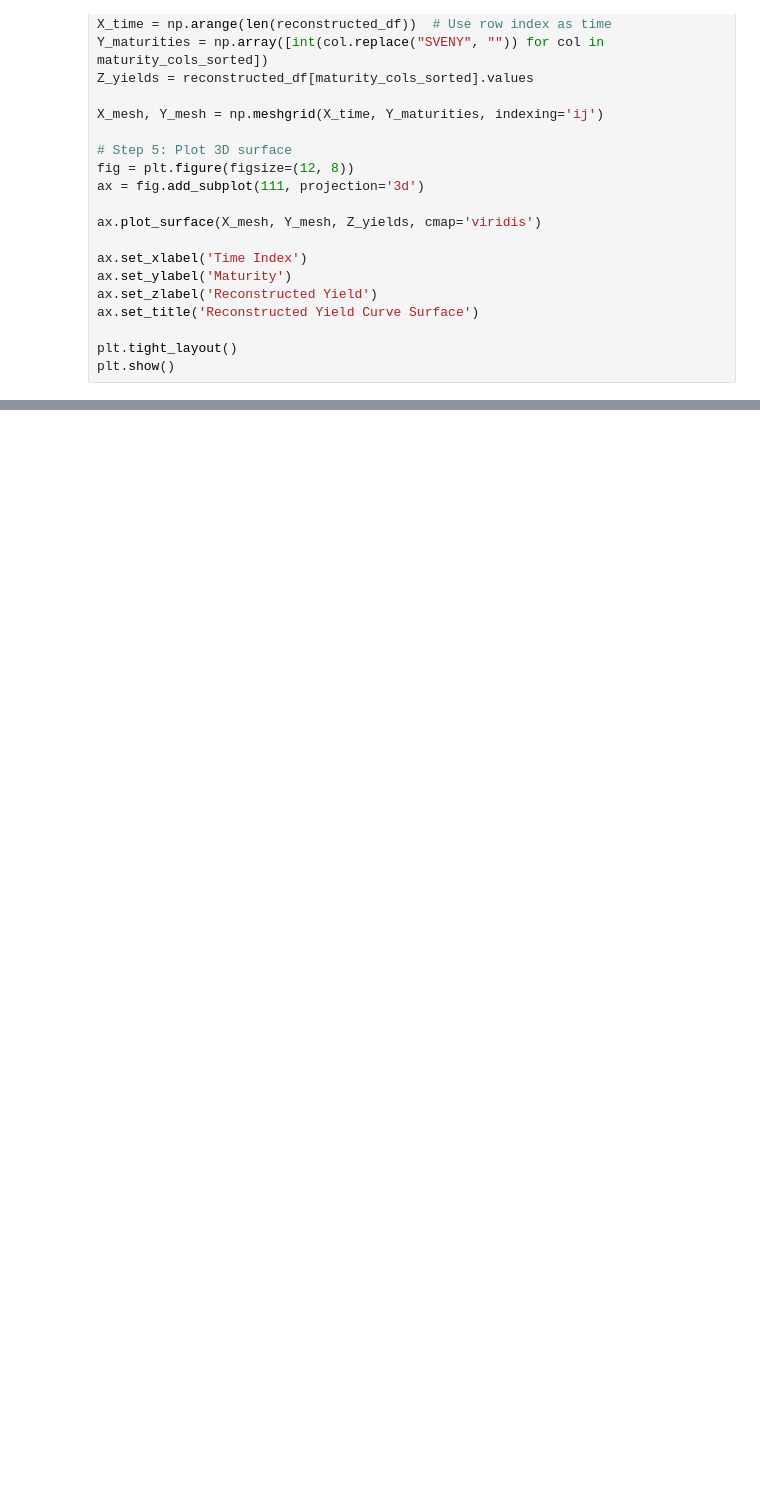
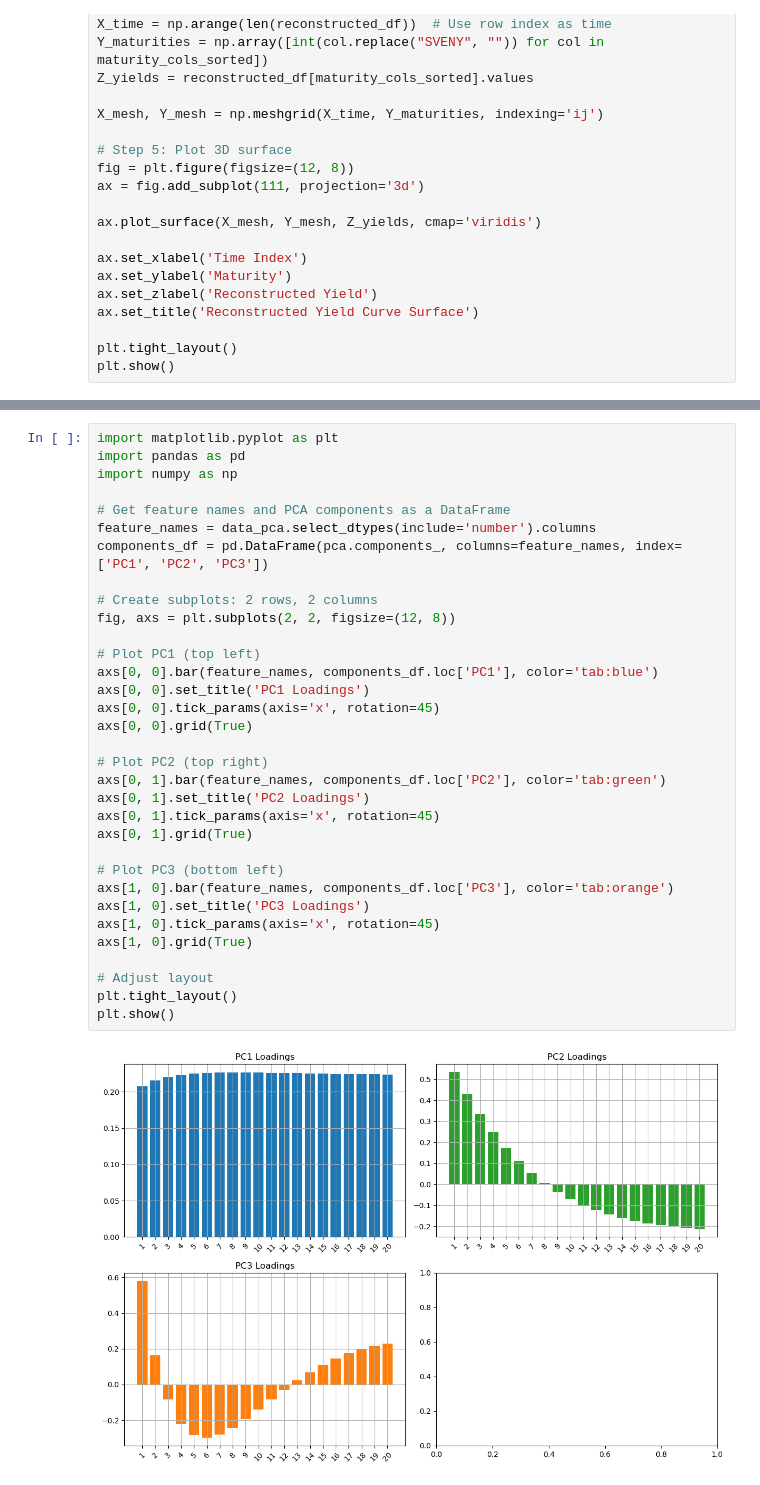
Before and after one commit to carlamcnair/Final-Project-AppML, a Jupyter notebook: Data.ipynb, the cells around one changed output, grey strips where cells are left out. Saved outputs shown, nothing was run; the diff lists cells and outputs as text; blank space fills up the shorter version.

```diff
--- a/Data.ipynb
+++ b/Data.ipynb
@@ -309,0 +431,35 @@ plt.show()
+# %%
+import matplotlib.pyplot as plt
+import pandas as pd
+import numpy as np
+
+# Get feature names and PCA components as a DataFrame
+feature_names = data_pca.select_dtypes(include='number').columns
+components_df = pd.DataFrame(pca.components_, columns=feature_names, index=['PC1', 'PC2', 'PC3'])
+
+# Create subplots: 2 rows, 2 columns
+fig, axs = plt.subplots(2, 2, figsize=(12, 8))
+
+# Plot PC1 (top left)
+axs[0, 0].bar(feature_names, components_df.loc['PC1'], color='tab:blue')
+axs[0, 0].set_title('PC1 Loadings')
+axs[0, 0].tick_params(axis='x', rotation=45)
+axs[0, 0].grid(True)
+
+# Plot PC2 (top right)
+axs[0, 1].bar(feature_names, components_df.loc['PC2'], color='tab:green')
+axs[0, 1].set_title('PC2 Loadings')
+axs[0, 1].tick_params(axis='x', rotation=45)
+axs[0, 1].grid(True)
+
+# Plot PC3 (bottom left)
+axs[1, 0].bar(feature_names, components_df.loc['PC3'], color='tab:orange')
+axs[1, 0].set_title('PC3 Loadings')
+axs[1, 0].tick_params(axis='x', rotation=45)
+axs[1, 0].grid(True)
+
+# Adjust layout
+plt.tight_layout()
+plt.show()
+# %% [output]
+[figure, added]
```
Also changed, not shown: parts of 14 cells of this notebook.
